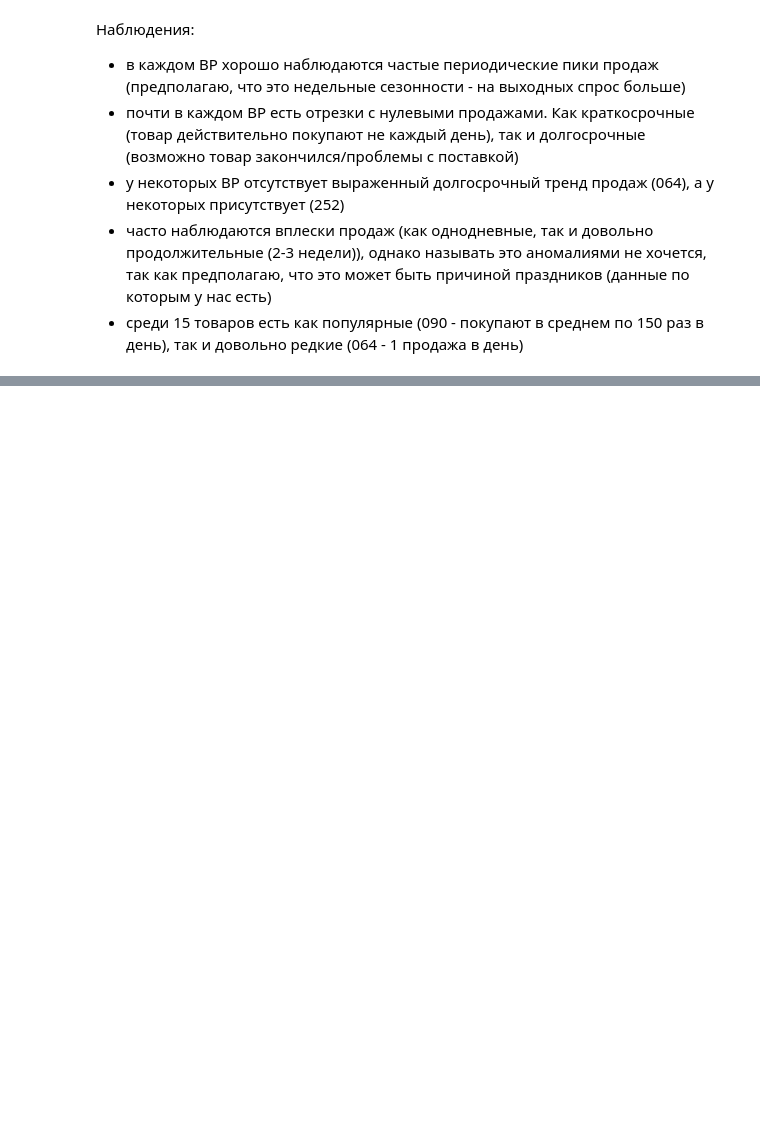
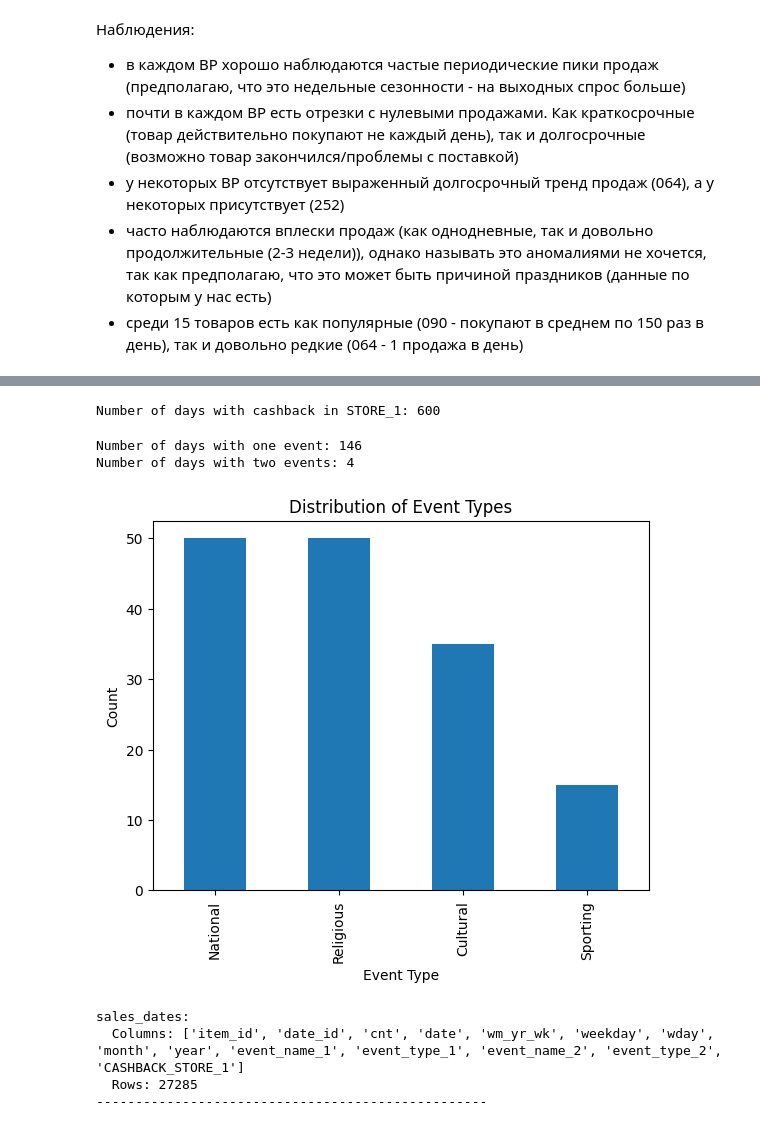
Before and after one commit to deniskirbaba/time-series-analysis, a Jupyter notebook: final-task/solution/report.ipynb, the cells around one changed output, grey strips where cells are left out. Drawn from its saved outputs; the diff is of its cells as text; code cells hidden in the pictures; blank space fills up the shorter version.

```diff
--- a/final-task/solution/report.ipynb
+++ b/final-task/solution/report.ipynb
@@ -154,0 +188,36 @@ plt.show()
+# %%
+dates["date"] = pd.to_datetime(dates["date"])
+# %%
+cashback_store_1 = dates[dates["CASHBACK_STORE_1"] == 1]
+print(f"Number of days with cashback in STORE_1: {len(cashback_store_1)}")
+# %% [output]
+Number of days with cashback in STORE_1: 600
+# %%
+num_days_one_event = dates["event_name_1"].notna().sum()
+num_days_two_events = (dates["event_name_1"].notna() & dates["event_name_2"].notna()).sum()
+
+print(f"Number of days with one event: {num_days_one_event}")
+print(f"Number of days with two events: {num_days_two_events}")
+# %% [output]
+Number of days with one event: 146
+Number of days with two events: 4
+# %%
+event_types = pd.concat([dates["event_type_1"], dates["event_type_2"]])
+event_types = event_types.dropna()
+
+event_types.value_counts().plot(kind="bar")
+plt.title("Distribution of Event Types")
+plt.xlabel("Event Type")
+plt.ylabel("Count")
+plt.show()
+# %% [output]
+[figure, added]
+# %%
+# Concat sales and dates
+sales_dates = pd.merge(sales, dates, on="date_id", how="left")
+utils.pretty_info(sales_dates, "sales_dates")
+# %% [output]
+sales_dates:
+  Columns: ['item_id', 'date_id', 'cnt', 'date', 'wm_yr_wk', 'weekday', 'wday', 'month', 'year', 'event_name_1', 'event_type_1', 'event_name_2', 'event_type_2', 'CASHBACK_STORE_1']
+  Rows: 27285
+--------------------------------------------------
```
Also changed, not shown: parts of 62 cells of this notebook, 2 other files.
